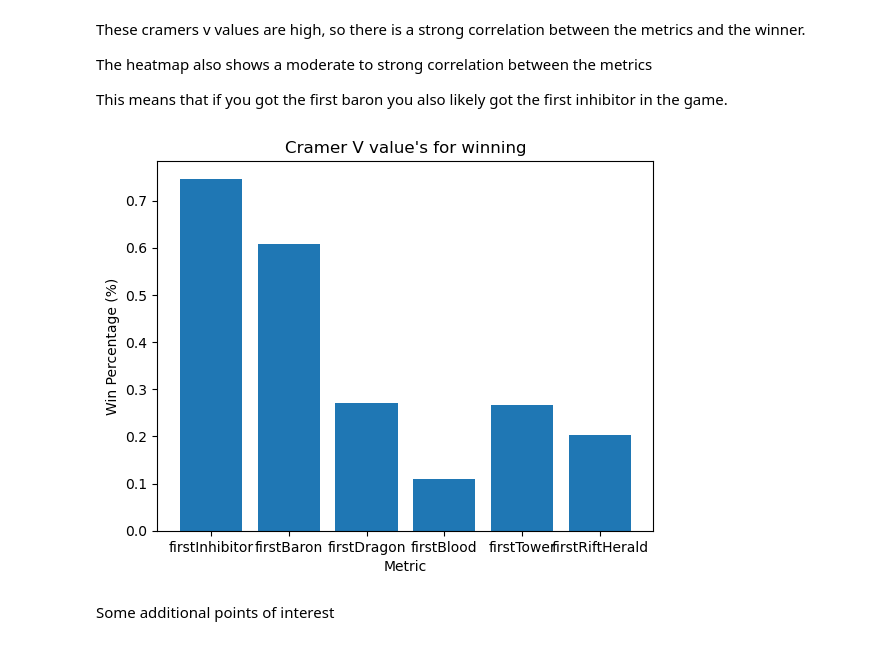
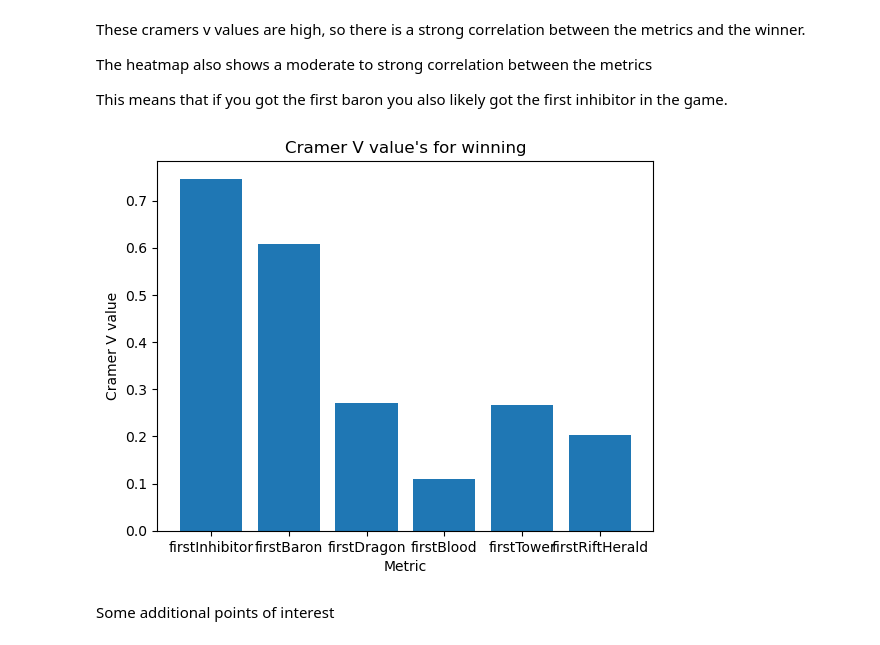
Before and after one commit to cheider/LeagueofLegends-RankedGame-Analysis, a Jupyter notebook: main.ipynb, the cells around one changed output. Drawn from its saved outputs; the diff is of its cells as text; code cells hidden in the pictures.

```diff
--- a/main.ipynb
+++ b/main.ipynb
@@ -610,14 +607,14 @@ This means that if you got the first baron you also likely got the first inhibit
 # %%
 # graph cramer's v values to win percentage
 
 # fix
 plt.bar(cramer.keys(), cramer.values())
 plt.title("Cramer V value's for winning")
-plt.ylabel("Win Percentage (%)")
+plt.ylabel("Cramer V value")
 plt.xlabel("Metric")
 plt.show()
 # %% [output]
-[figure, old version]
+[figure, new version]
 # %% [markdown]
 Some additional points of interest
 # %%
```
Also changed, not shown: parts of 1 cell of this notebook, 7 other files.
